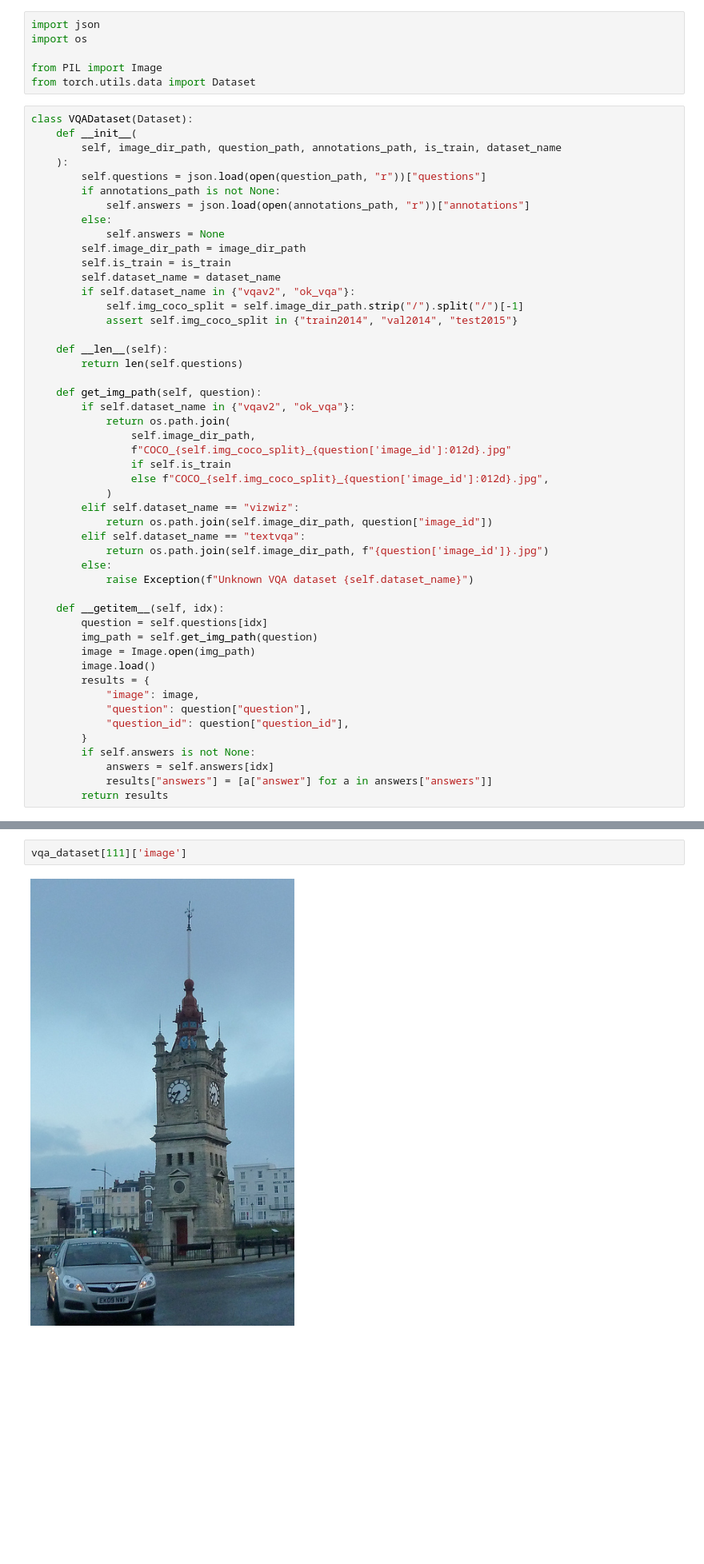
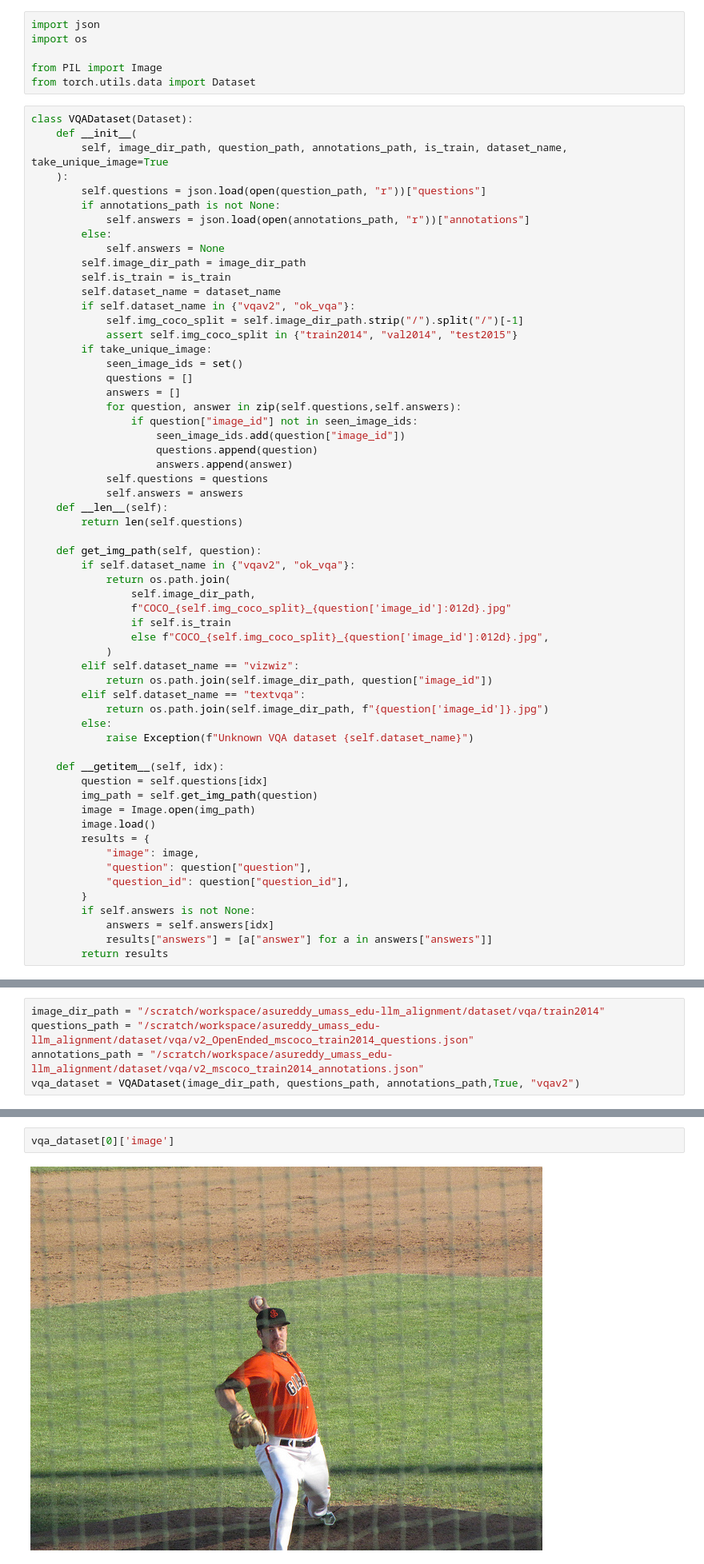
Before and after one commit to AbhishekSureddy/icl-on-VLMs, a Jupyter notebook: flamingo/vqa_data_analysis.ipynb, the cells around one changed output, grey strips where cells are left out. Shown at 80% size. Saved outputs shown, nothing was run; the diff lists cells and outputs as text; blank space fills up the shorter version.

```diff
--- a/flamingo/vqa_data_analysis.ipynb
+++ b/flamingo/vqa_data_analysis.ipynb
@@ -78,7 +100,7 @@ from torch.utils.data import Dataset
 # %%
 class VQADataset(Dataset):
     def __init__(
-        self, image_dir_path, question_path, annotations_path, is_train, dataset_name
+        self, image_dir_path, question_path, annotations_path, is_train, dataset_name, take_unique_image=True
     ):
         self.questions = json.load(open(question_path, "r"))["questions"]
         if annotations_path is not None:
@@ -91,7 +113,17 @@ class VQADataset(Dataset):
         if self.dataset_name in {"vqav2", "ok_vqa"}:
             self.img_coco_split = self.image_dir_path.strip("/").split("/")[-1]
             assert self.img_coco_split in {"train2014", "val2014", "test2015"}
-
+        if take_unique_image:
+            seen_image_ids = set()
+            questions = []
+            answers = []
+            for question, answer in zip(self.questions,self.answers):
+                if question["image_id"] not in seen_image_ids:
+                    seen_image_ids.add(question["image_id"])
+                    questions.append(question)
+                    answers.append(answer)
+            self.questions = questions
+            self.answers = answers
     def __len__(self):
         return len(self.questions)
 
@@ -132 +174,6 @@ vqa_dataset = VQADataset(image_dir_path, questions_path, annotations_path,True,
+# %%
+image_dir_path = "/scratch/workspace/asureddy_umass_edu-llm_alignment/dataset/vqa/train2014"
+questions_path = "/scratch/workspace/asureddy_umass_edu-llm_alignment/dataset/vqa/v2_OpenEnded_mscoco_train2014_questions.json"
+annotations_path = "/scratch/workspace/asureddy_umass_edu-llm_alignment/dataset/vqa/v2_mscoco_train2014_annotations.json"
+vqa_dataset = VQADataset(image_dir_path, questions_path, annotations_path,True, "vqav2")
 # %%
@@ -148,4 +211,4 @@ vqa_dataset[111]
 # %%
-vqa_dataset[111]['image']
+vqa_dataset[0]['image']
 # %% [output]
-[figure, old version]
+[figure, new version]
```
Also changed, not shown: parts of 9 cells of this notebook, 16 other files.
